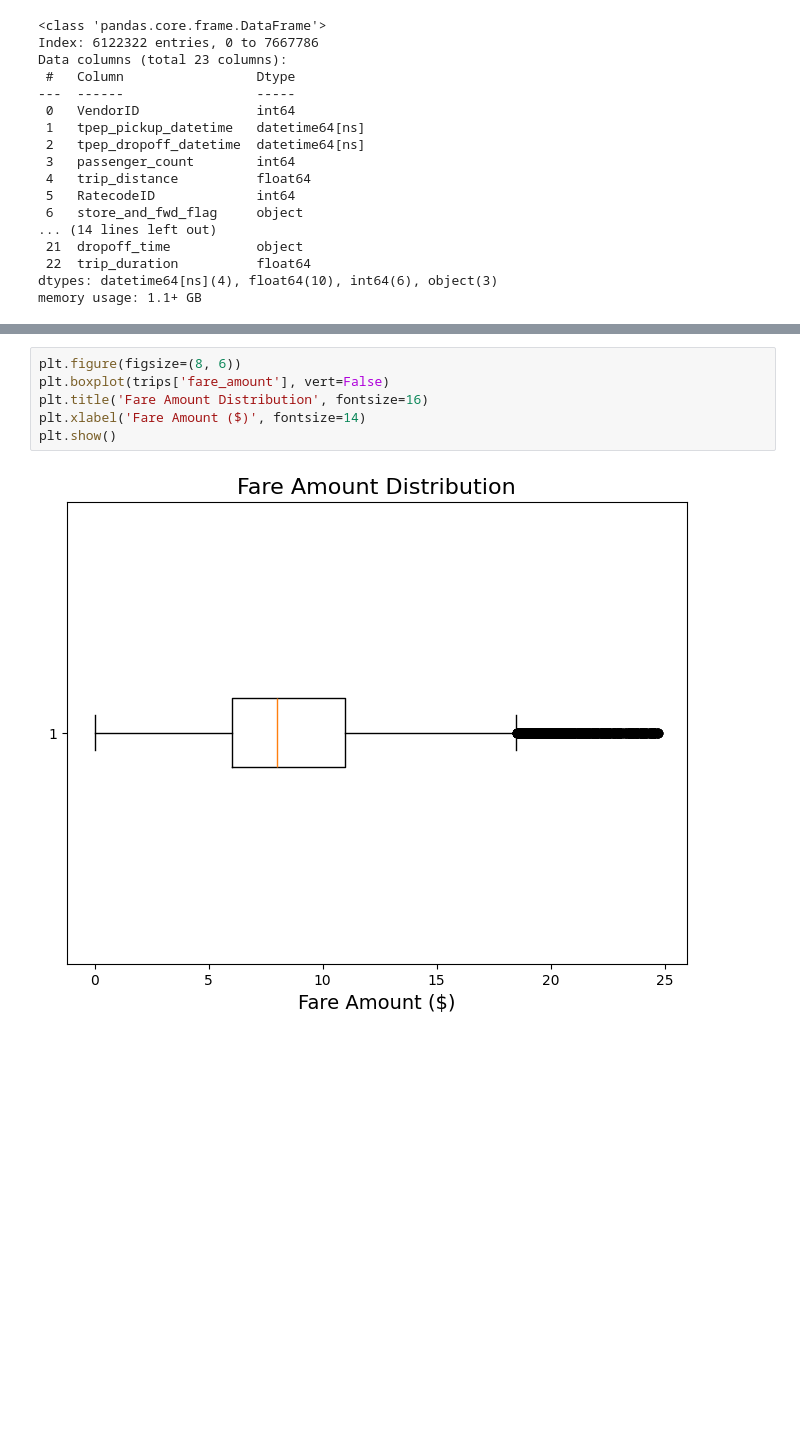
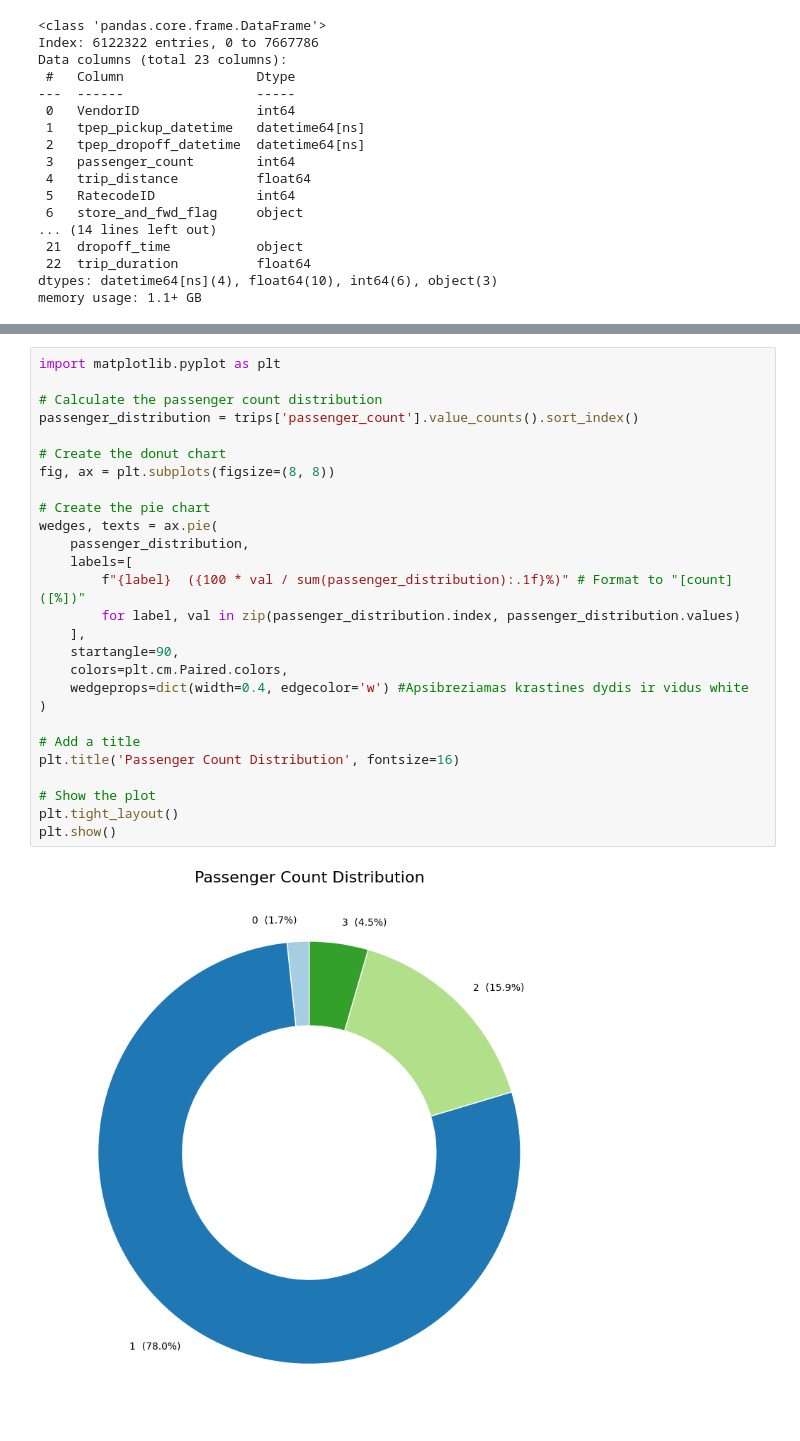
Before and after one commit to EimanteZemyteVU/Taxi, a Jupyter notebook: Expl.ipynb, the cells around one changed output, grey strips where cells are left out. Drawn from its saved outputs; the diff is of its cells as text; blank space fills up the shorter version.

```diff
--- a/Expl.ipynb
+++ b/Expl.ipynb
@@ -107,10 +106,31 @@ plt.show()
-# %%
-plt.figure(figsize=(8, 6))
-plt.boxplot(trips['fare_amount'], vert=False)
-plt.title('Fare Amount Distribution', fontsize=16)
-plt.xlabel('Fare Amount ($)', fontsize=14)
-plt.show()
-# %% [output]
-[figure, removed]
+# %%
+import matplotlib.pyplot as plt
+
+# Calculate the passenger count distribution
+passenger_distribution = trips['passenger_count'].value_counts().sort_index()
+
+# Create the donut chart
+fig, ax = plt.subplots(figsize=(8, 8))
+
+# Create the pie chart
+wedges, texts = ax.pie(
+    passenger_distribution,
+    labels=[
+        f"{label}  ({100 * val / sum(passenger_distribution):.1f}%)" # Format to "[count] ([%])"
+        for label, val in zip(passenger_distribution.index, passenger_distribution.values)
+    ],
+    startangle=90,
+    colors=plt.cm.Paired.colors,
+    wedgeprops=dict(width=0.4, edgecolor='w') #Apsibreziamas krastines dydis ir vidus white
+)
+
+# Add a title
+plt.title('Passenger Count Distribution', fontsize=16)
+
+# Show the plot
+plt.tight_layout()
+plt.show()
+# %% [output]
+[figure, added]
 # %%
 TripsWithZones = ProcessTrips.MergeZones(trips, zones)
```
Also changed, not shown: parts of 12 cells of this notebook, 3 other files.
